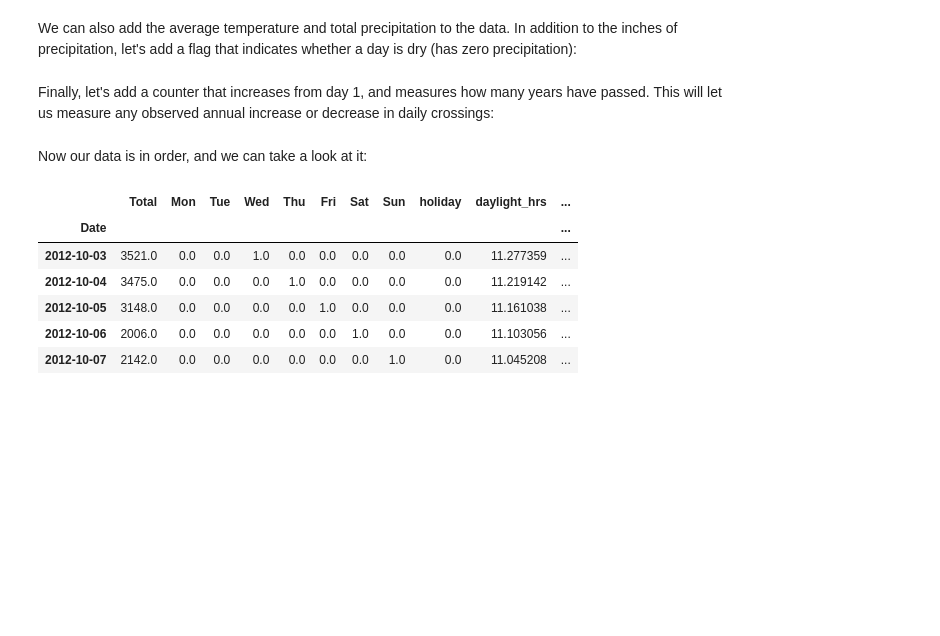
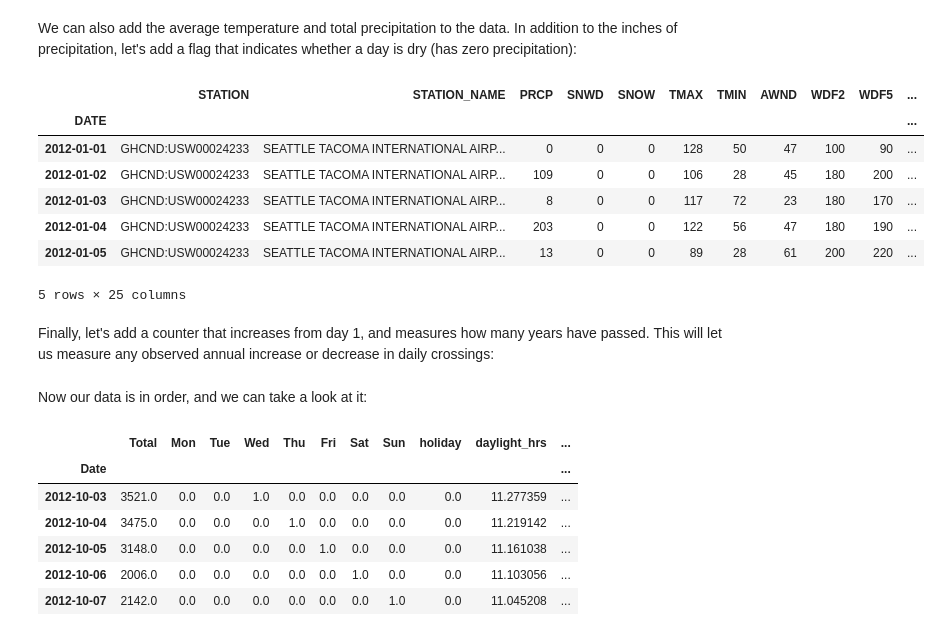
Before and after one commit to kd-nguyen/Python-data-science-handbook, a Jupyter notebook: PythonDataScienceHandbook-master/notebooks/05.06-Linear-Regression.ipynb, the cells around one changed output. Cells and saved outputs as stored; diff of their text form; code cells hidden in the pictures; blank space fills up the shorter version.

```diff
--- a/PythonDataScienceHandbook-master/notebooks/05.06-Linear-Regression.ipynb
+++ b/PythonDataScienceHandbook-master/notebooks/05.06-Linear-Regression.ipynb
@@ -415,6 +411,17 @@ plt.ylim(8, 17)
 # %% [markdown]
 We can also add the average temperature and total precipitation to the data.
 In addition to the inches of precipitation, let's add a flag that indicates whether a day is dry (has zero precipitation):
+# %%
+weather.head()
+# %% [output]
+|  | STATION | STATION_NAME | PRCP | SNWD | SNOW | TMAX | TMIN | AWND | WDF2 | WDF5 | ... |
+| DATE |  |  |  |  |  |  |  |  |  |  | ... |
+| 2012-01-01 | GHCND:USW00024233 | SEATTLE TACOMA INTERNATIONAL AIRP... | 0 | 0 | 0 | 128 | 50 | 47 | 100 | 90 | ... |
+| 2012-01-02 | GHCND:USW00024233 | SEATTLE TACOMA INTERNATIONAL AIRP... | 109 | 0 | 0 | 106 | 28 | 45 | 180 | 200 | ... |
+| 2012-01-03 | GHCND:USW00024233 | SEATTLE TACOMA INTERNATIONAL AIRP... | 8 | 0 | 0 | 117 | 72 | 23 | 180 | 170 | ... |
+| 2012-01-04 | GHCND:USW00024233 | SEATTLE TACOMA INTERNATIONAL AIRP... | 203 | 0 | 0 | 122 | 56 | 47 | 180 | 190 | ... |
+| 2012-01-05 | GHCND:USW00024233 | SEATTLE TACOMA INTERNATIONAL AIRP... | 13 | 0 | 0 | 89 | 28 | 61 | 200 | 220 | ... |
+5 rows × 25 columns
 # %%
 # temperatures are in 1/10 deg C; convert to C
 weather['TMIN'] /= 10
```
Also changed, not shown: parts of 8 cells of this notebook.
